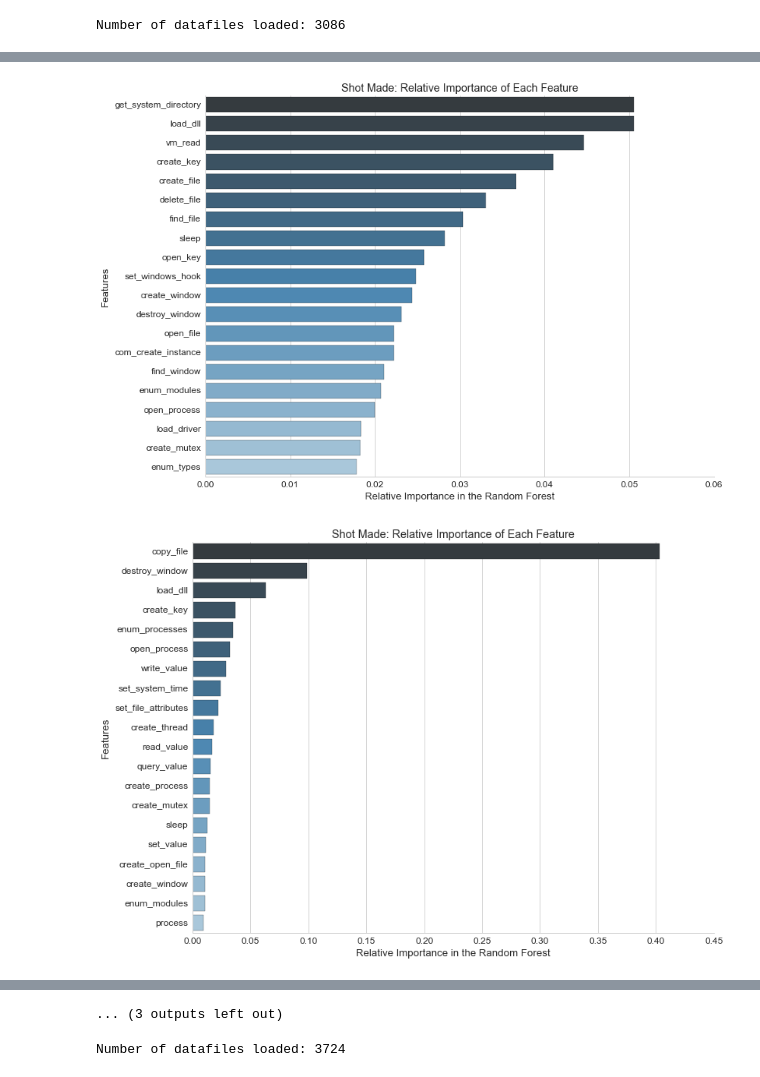
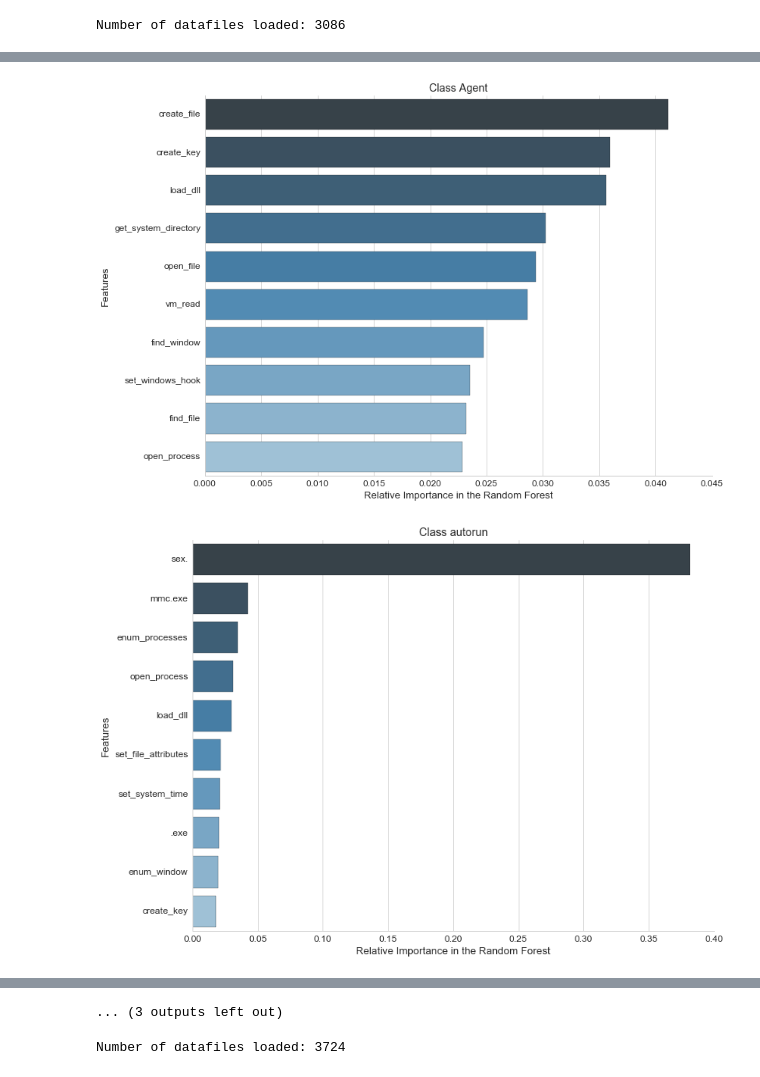
Before and after one commit to cpenalobel/cs181, a Jupyter notebook: practical_2/seperate_RFmodels.ipynb, the cells around one changed output, grey strips where cells are left out. Drawn from its saved outputs; the diff is of its cells as text; code cells hidden in the pictures.

```diff
--- a/practical_2/seperate_RFmodels.ipynb
+++ b/practical_2/seperate_RFmodels.ipynb
@@ -58,4 +100,4 @@ X.shape
 # %%
-X_ = pd.DataFrame(X, columns = call_list)
+X_ = pd.DataFrame(X_new, columns = call_list+bad_words)
 X_.shape
 # %% [output]
@@ -63,2 +105,5 @@ X_.shape
+# %%
+poly = PolynomialFeatures(2, interaction_only=True)
+X_ = poly.fit_transform(X_)
 # %%
 mask = functions.split_mask(X_, .99)
@@ -77,9 +113,18 @@ y_morphed = np.array([0 if y_ == 8 else 1 for y_ in y])
 y_lists = []
 for y_ in range(15):
     y_lists.append(np.array([1 if y__ == y_ else 0 for y__ in y]))
+# %%
+clfForest = RandomForestClassifier()
+clfForestRegressor = RandomForestRegressor()
+parameters = {
+#    "n_estimators" : [100],
+    "n_estimators" : [5,10,20,40,80,160,320,640],
+#    "max_depth": [25]
+    "max_depth": [50,100,200,400,None]
+}
 # %%
 %%time
 forests = []
 for lst in y_lists:
-    clfForest_test, _, _, X_cv, y_cv, best_params = do_classify(clfForestRegressor, parameters, X_, lst, mask=mask, n_folds = 3, n_jobs = 1, verbose=False)
+    clfForest_test, _, _, X_cv, y_cv, best_params = do_classify(clfForestRegressor, parameters, X_, lst, mask=mask, n_folds = 3, n_jobs = 1, score_func="roc_auc", verbose=False)
     forests.append(clfForest_test)
@@ -103,16 +131,16 @@ Wall time: 12.4 s
 # %%
-for f in forests:
+for f,c in zip(forests, classes):
     importance_list = f.feature_importances_
     importance_list, name_list = zip(*sorted(zip(importance_list, X_.columns)))
     sns.set_context("paper", font_scale=1.5)
     plt.figure(figsize=(12, 9))
-    ax = sns.barplot(y=range(20),x=list(reversed(importance_list))[:20], orient='h', palette="Blues_d")
+    ax = sns.barplot(y=range(10),x=list(reversed(importance_list))[:10], orient='h', palette="Blues_d")
     ax.set_xlabel('Relative Importance in the Random Forest')
     ax.set_ylabel('Features')
-    ax.set_title('Shot Made: Relative Importance of Each Feature')
+    ax.set_title('Class %s' % c)
     ax.set_yticklabels(list(reversed(name_list)));
     sns.despine()
     #plt.savefig('Baseline Relative Importance.png', bbox_inches='tight')
 # %% [output]
-[figure, old version]
+[figure, new version]
-[figure, old version]
+[figure, new version]
```
Also changed, not shown: parts of 18 cells of this notebook, 3 other files.
